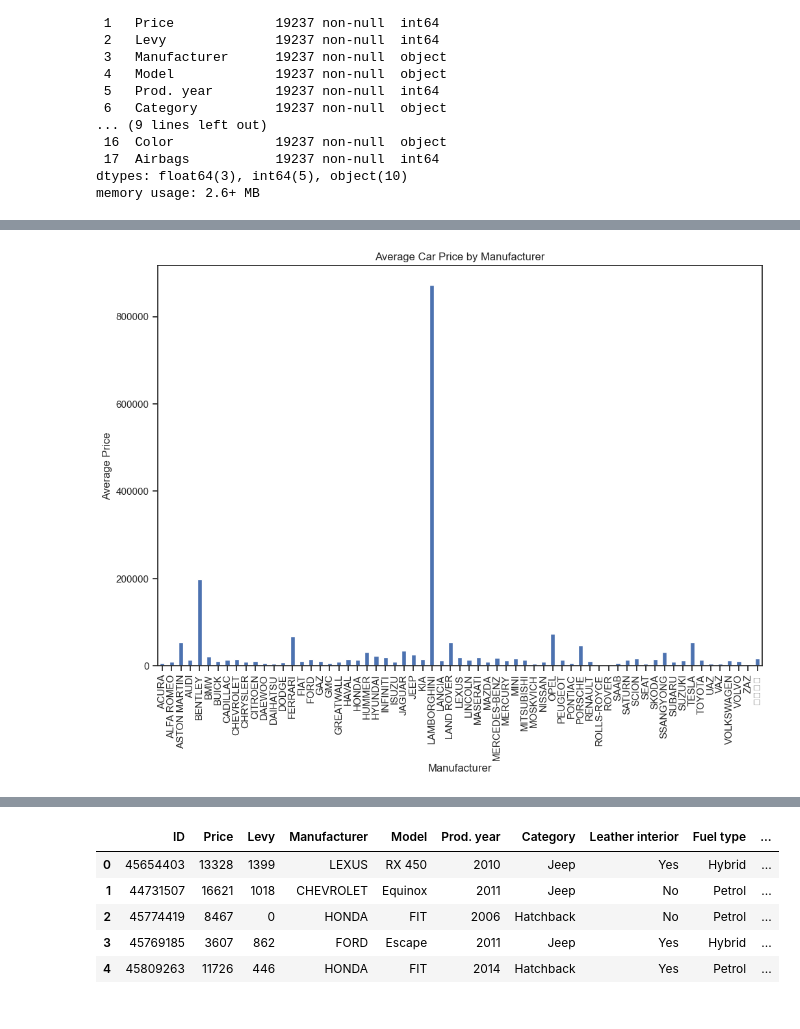
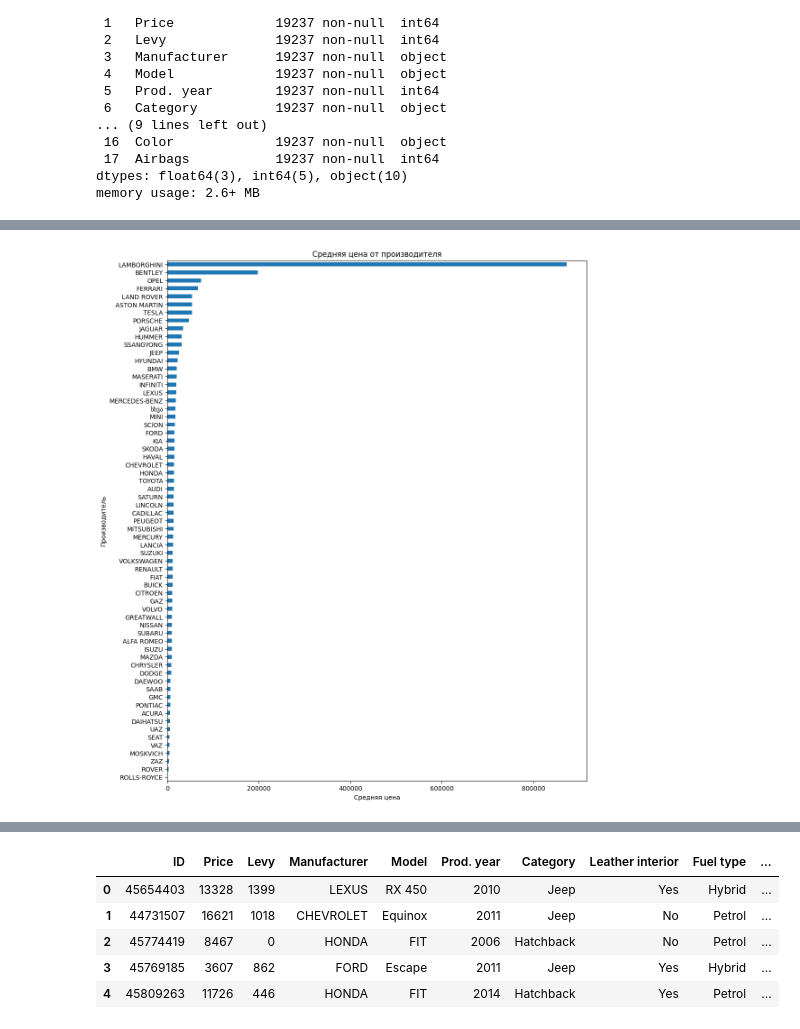
Before and after one commit to Elindorm/ML_course, a Jupyter notebook: ML_course.ipynb, the cells around one changed output, grey strips where cells are left out. Saved outputs shown, nothing was run; the diff lists cells and outputs as text; code cells hidden in the pictures.

```diff
--- a/ML_course.ipynb
+++ b/ML_course.ipynb
@@ -157,15 +154,15 @@ car_price_enc.describe()
 | 75% | 4.580204e+07 | 2.207500e+04 | 917.000000 | 2015.000000 | 2.500000 | 1.888880e+05 | 4.000000 | 12.000000 |
 | max | 4.581665e+07 | 2.630750e+07 | 11714.000000 | 2020.000000 | 20.000000 | 2.147484e+09 | 16.000000 | 16.000000 |
 # %%
-plt.figure(figsize=(12, 8))
-car_price_enc.groupby('Manufacturer')['Price'].mean().plot(kind='bar')
-plt.title('Средняя цена автомобиля в зависиости от производителю')
-plt.xlabel('Manufacturer')
-plt.ylabel('Average Price')
+plt.figure(figsize=(12, 15))
+car_price_enc.groupby('Manufacturer')['Price'].mean().sort_values().plot(kind='barh')
+plt.title('Средняя цена от производителя')
+plt.ylabel('Производитель')
+plt.xlabel('Средняя цена')
 plt.show()
 # реализация графика Распределение цен по производителям
 # %% [output]
-[figure, old version]
+[figure, new version]
 # %%
 gearbox_distribution = car_price_enc['Gear box type'].value_counts()
 plt.figure(figsize=(8, 6))
```
Also changed, not shown: parts of 68 cells of this notebook.
